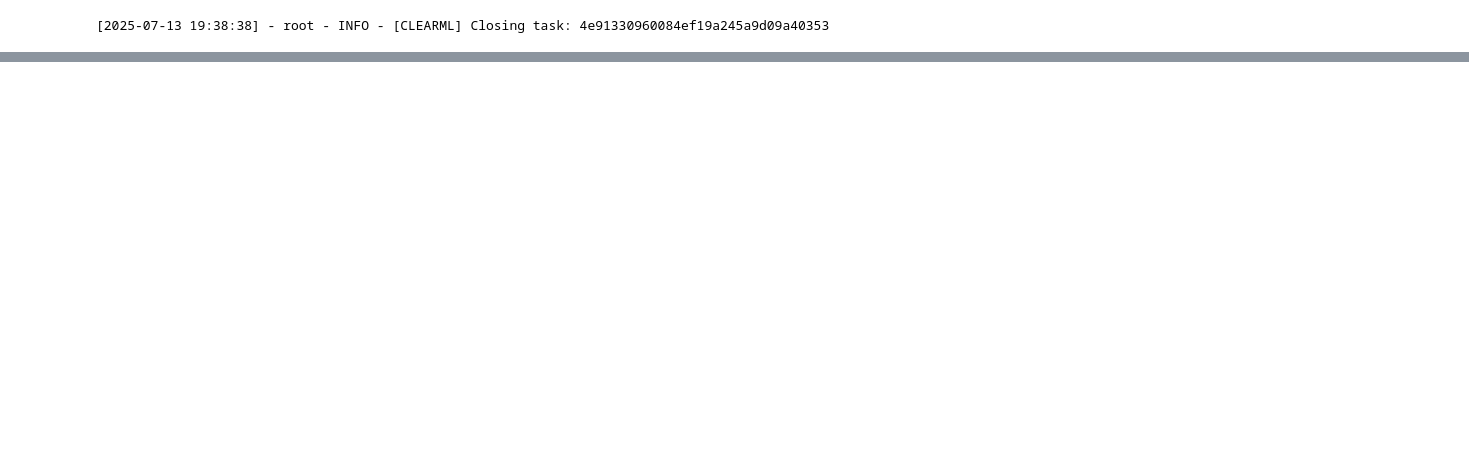
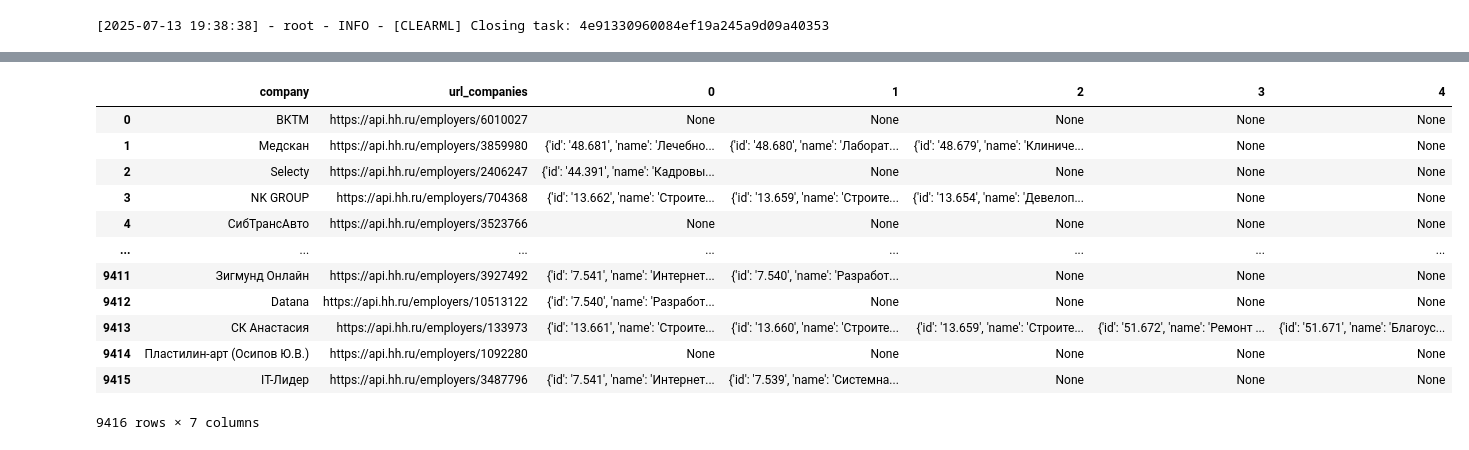
Before and after one commit to s1lver29/teta_ml_2025, a Jupyter notebook: teta_nn_1_2025_predict_salary/notebooks/eda.ipynb, the cells around one changed output, grey strips where cells are left out. Saved outputs shown, nothing was run; the diff lists cells and outputs as text; code cells hidden in the pictures; blank space fills up the shorter version.

```diff
--- a/teta_nn_1_2025_predict_salary/notebooks/eda.ipynb
+++ b/teta_nn_1_2025_predict_salary/notebooks/eda.ipynb
@@ -293,0 +507,37 @@ experiment_track.close()
+# %%
+with open("companies.json") as f:
+    companies = json.load(f)
+
+with open("industries.json") as f:
+    industries = json.load(f)
+# %%
+companies = pd.DataFrame.from_dict(companies, orient="index").reset_index().rename(columns={
+    "index": "company",
+    0: "url_companies"
+})
+# %%
+industries = pd.DataFrame.from_dict(industries, orient="index").reset_index().rename(columns={
+    "index": "url_companies"
+})
+# %%
+companies_temp = companies.merge(
+    industries,
+    how="inner",
+    on="url_companies"
+)
+# %%
+companies_temp
+# %% [output]
+|  | company | url_companies | 0 | 1 | 2 | 3 | 4 |
+| 0 | ВКТМ | https://api.hh.ru/employers/6010027 | None | None | None | None | None |
+| 1 | Медскан | https://api.hh.ru/employers/3859980 | {'id': '48.681', 'name': 'Лечебно... | {'id': '48.680', 'name': 'Лаборат... | {'id': '48.679', 'name': 'Клиниче... | None | None |
+| 2 | Selecty | https://api.hh.ru/employers/2406247 | {'id': '44.391', 'name': 'Кадровы... | None | None | None | None |
+| 3 | NK GROUP | https://api.hh.ru/employers/704368 | {'id': '13.662', 'name': 'Строите... | {'id': '13.659', 'name': 'Строите... | {'id': '13.654', 'name': 'Девелоп... | None | None |
+| 4 | СибТрансАвто | https://api.hh.ru/employers/3523766 | None | None | None | None | None |
+| ... | ... | ... | ... | ... | ... | ... | ... |
+| 9411 | Зигмунд Онлайн | https://api.hh.ru/employers/3927492 | {'id': '7.541', 'name': 'Интернет... | {'id': '7.540', 'name': 'Разработ... | None | None | None |
+| 9412 | Datana | https://api.hh.ru/employers/10513122 | {'id': '7.540', 'name': 'Разработ... | None | None | None | None |
+| 9413 | СК Анастасия | https://api.hh.ru/employers/133973 | {'id': '13.661', 'name': 'Строите... | {'id': '13.660', 'name': 'Строите... | {'id': '13.659', 'name': 'Строите... | {'id': '51.672', 'name': 'Ремонт ... | {'id': '51.671', 'name': 'Благоус... |
+| 9414 | Пластилин-арт (Осипов Ю.В.) | https://api.hh.ru/employers/1092280 | None | None | None | None | None |
+| 9415 | IT-Лидер | https://api.hh.ru/employers/3487796 | {'id': '7.541', 'name': 'Интернет... | {'id': '7.539', 'name': 'Системна... | None | None | None |
+9416 rows × 7 columns
```
Also changed, not shown: parts of 25 cells of this notebook, 10 other files.
